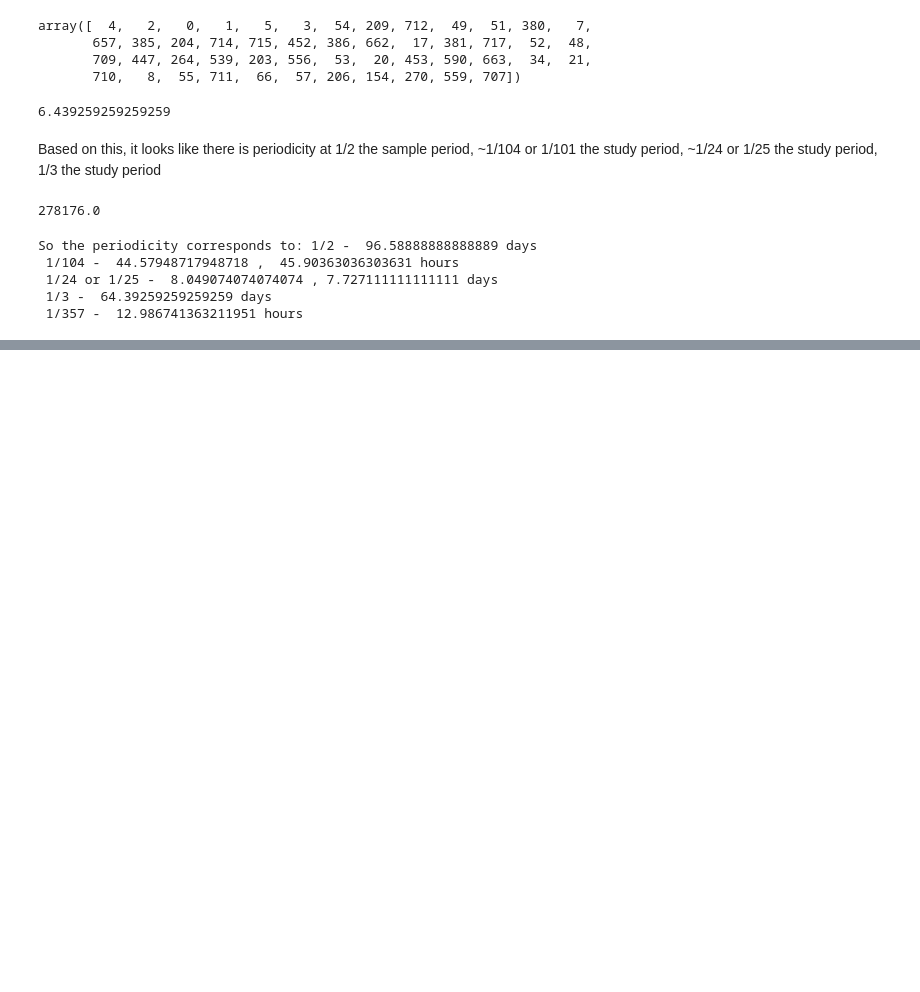
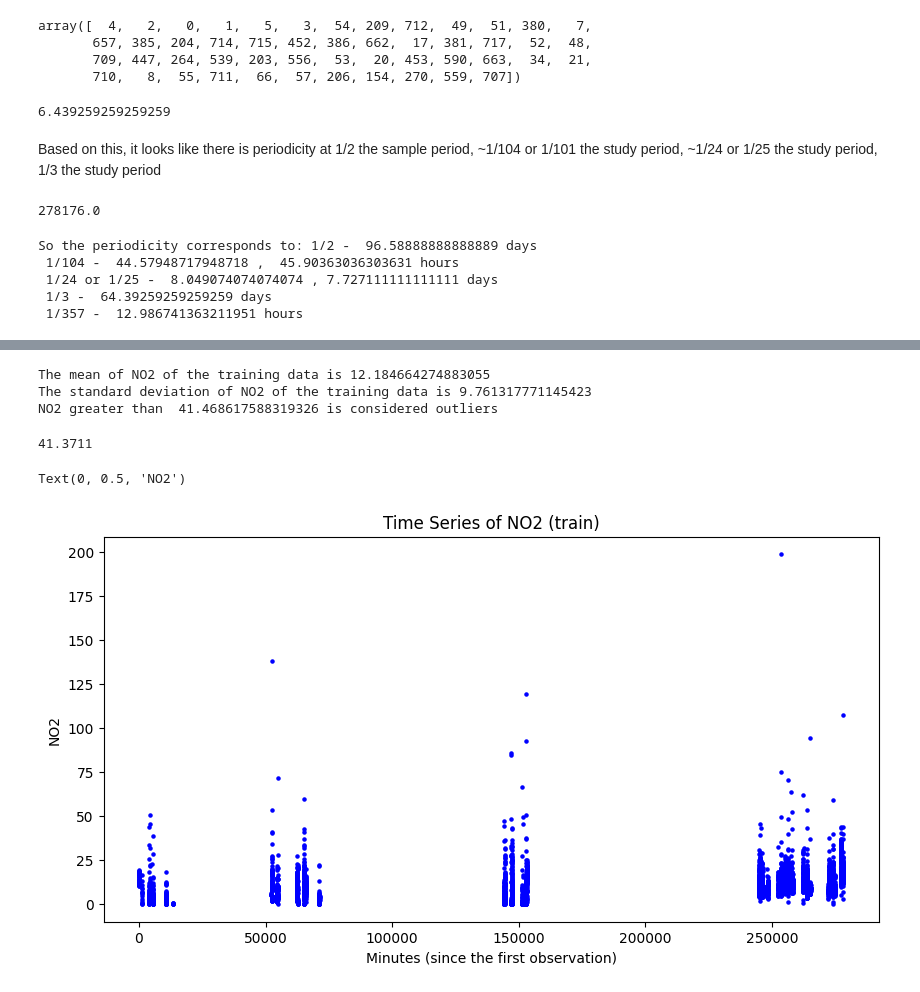
Before and after one commit to xinyuem7/NO2_time_series_analysis, a Jupyter notebook: FourierTransform.ipynb, the cells around one changed output, grey strips where cells are left out. Cells and saved outputs as stored; diff of their text form; code cells hidden in the pictures; blank space fills up the shorter version.

Commit message:
new data split

```diff
--- a/FourierTransform.ipynb
+++ b/FourierTransform.ipynb
@@ -350,0 +355,14 @@ So the periodicity corresponds to: 1/2 -  96.58888888888889 days
+# %%
+df_NO2_train = pd.read_csv("observation_set.csv")
+df_NO2_val = pd.read_csv("validation_set.csv")
+# %%
+NO2_mean = df_NO2_train['NO2'].mean()
+NO2_std = df_NO2_train['NO2'].std()
+print('The mean of NO2 of the training data is', NO2_mean)
+print('The standard deviation of NO2 of the training data is', NO2_std)
+print('NO2 greater than ', NO2_mean+3*NO2_std, 'is considered outliers')
+std_3 = NO2_mean+3*NO2_std
+# %% [output]
+The mean of NO2 of the training data is 12.184664274883055
+The standard deviation of NO2 of the training data is 9.761317771145423
+NO2 greater than  41.468617588319326 is considered outliers
@@ -350,0 +375,18 @@ So the periodicity corresponds to: 1/2 -  96.58888888888889 days
+# %%
+df_NO2_train_filtered = pd.read_csv('observation_filtered.csv')
+max(df_NO2_train_filtered['NO2'])
+# %% [output]
+41.3711
+# %%
+train_avg_NO2 = df_NO2_train.groupby('tot_min_rounded').agg({'datetime': 'first', 'NO2': 'mean'}).reset_index()
+val_avg_NO2 = df_NO2_val.groupby('tot_min_rounded').agg({'datetime': 'first', 'NO2': 'mean'}).reset_index()
+train_avg_NO2
+# %%
+plt.figure(figsize=(10, 5))
+plt.scatter(train_avg_NO2['tot_min_rounded'], train_avg_NO2['NO2'], color='blue', s=5)
+plt.title('Time Series of NO2 (train)')
+plt.xlabel('Minutes (since the first observation)')
+plt.ylabel('NO2')
+# %% [output]
+Text(0, 0.5, 'NO2')
+[figure, added]
```
Also changed, not shown: parts of 7 cells of this notebook, 2 other files.
